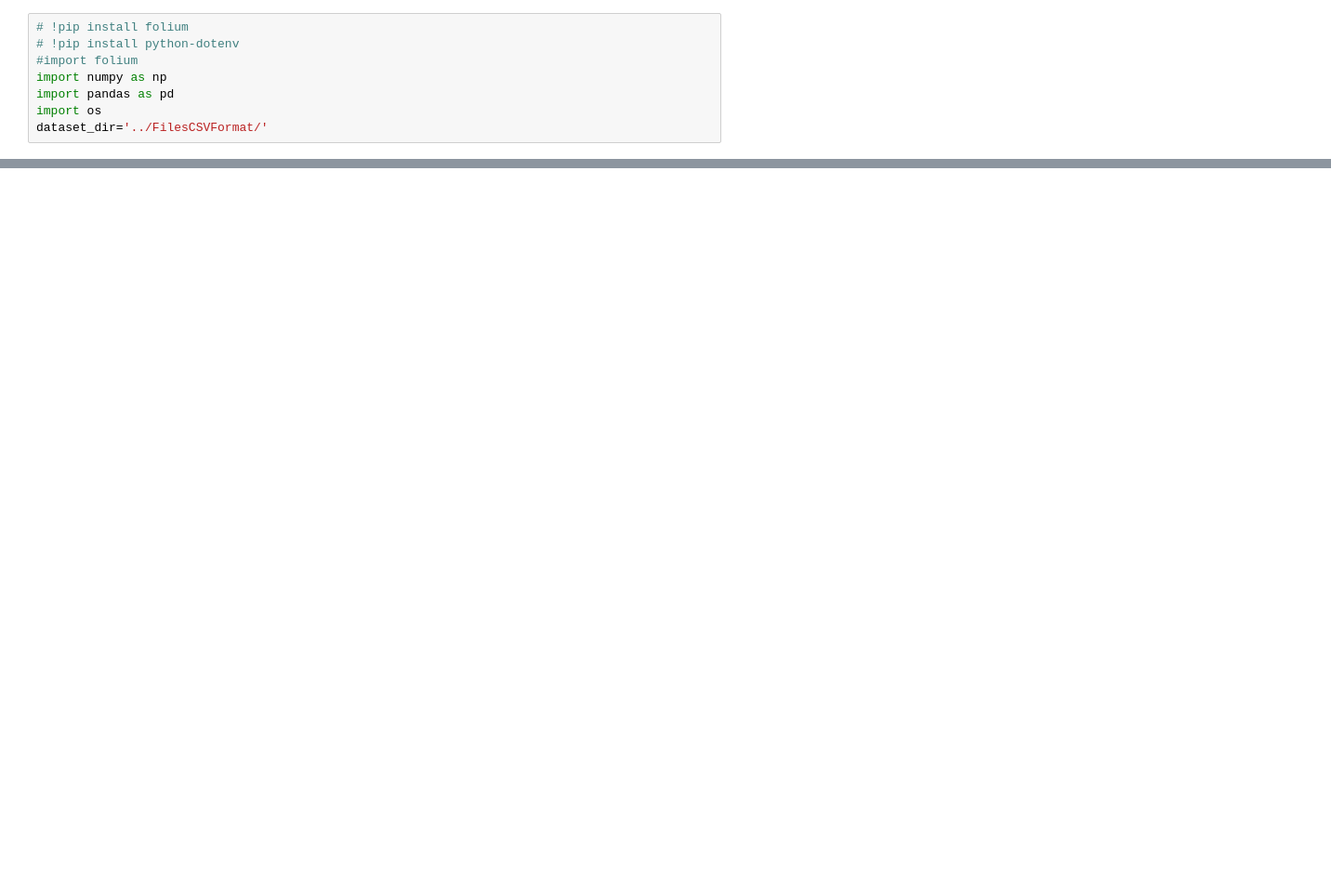
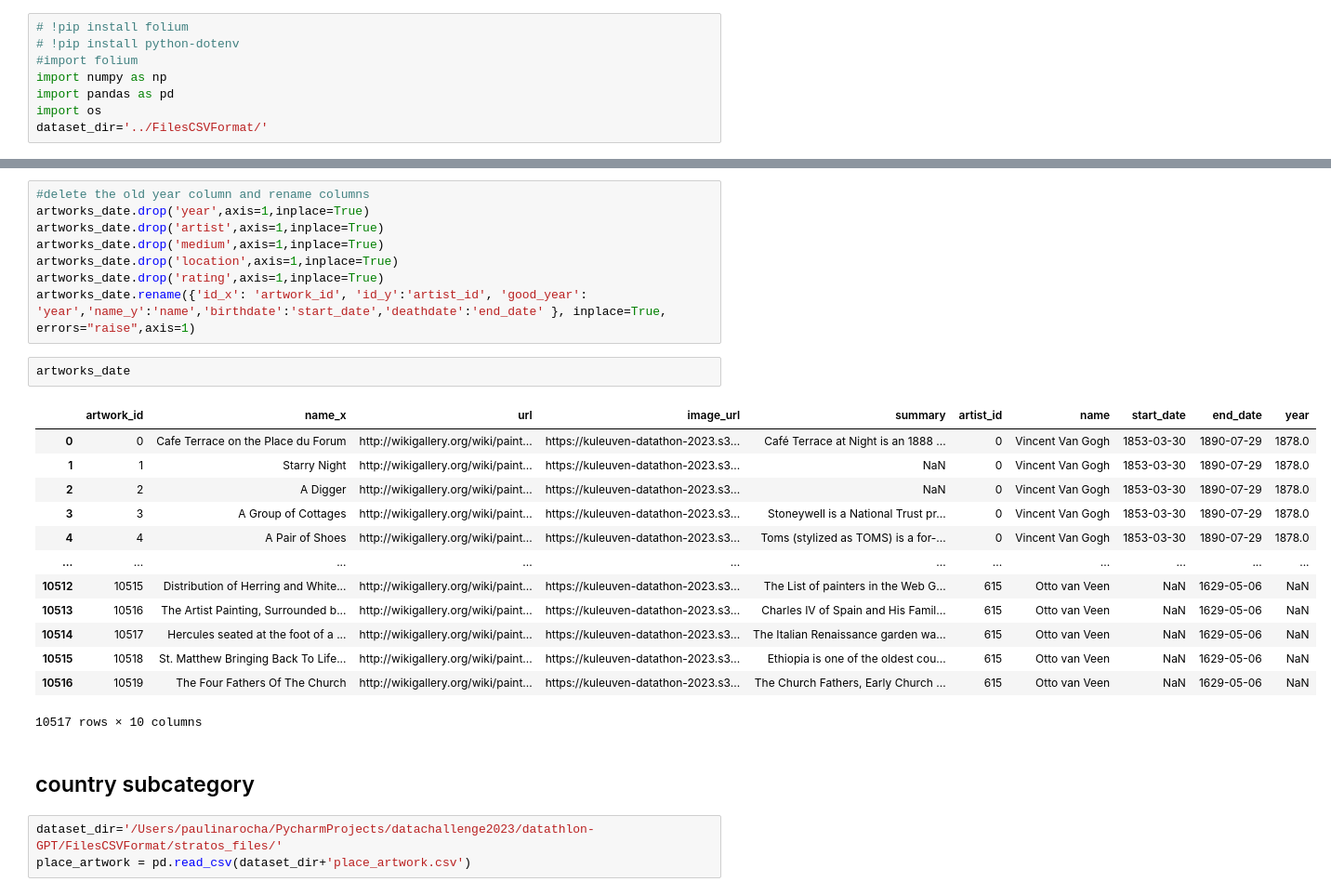
Before and after one commit to KoroNiko/datathlon-GPT, a Jupyter notebook: notebooks/artworks_years.ipynb, the cells around one changed output, grey strips where cells are left out. Shown at 93% size. Drawn from its saved outputs; the diff is of its cells as text; blank space fills up the shorter version.

```diff
--- a/notebooks/artworks_years.ipynb
+++ b/notebooks/artworks_years.ipynb
@@ -69,0 +69,29 @@ artworks_date.rename({'id_x': 'id_artwork', 'id_y':'id_artist', 'good_year': 'ye
+# %%
+#delete the old year column and rename columns
+artworks_date.drop('year',axis=1,inplace=True)
+artworks_date.drop('artist',axis=1,inplace=True)
+artworks_date.drop('medium',axis=1,inplace=True)
+artworks_date.drop('location',axis=1,inplace=True)
+artworks_date.drop('rating',axis=1,inplace=True)
+artworks_date.rename({'id_x': 'artwork_id', 'id_y':'artist_id', 'good_year': 'year','name_y':'name','birthdate':'start_date','deathdate':'end_date' }, inplace=True, errors="raise",axis=1)
+# %%
+artworks_date
+# %% [output]
+|  | artwork_id | name_x | url | image_url | summary | artist_id | name | start_date | end_date | year |
+| 0 | 0 | Cafe Terrace on the Place du Forum | http://wikigallery.org/wiki/paint... | https://kuleuven-datathon-2023.s3... | Café Terrace at Night is an 1888 ... | 0 | Vincent Van Gogh | 1853-03-30 | 1890-07-29 | 1878.0 |
+| 1 | 1 | Starry Night | http://wikigallery.org/wiki/paint... | https://kuleuven-datathon-2023.s3... | NaN | 0 | Vincent Van Gogh | 1853-03-30 | 1890-07-29 | 1878.0 |
+| 2 | 2 | A Digger | http://wikigallery.org/wiki/paint... | https://kuleuven-datathon-2023.s3... | NaN | 0 | Vincent Van Gogh | 1853-03-30 | 1890-07-29 | 1878.0 |
+| 3 | 3 | A Group of Cottages | http://wikigallery.org/wiki/paint... | https://kuleuven-datathon-2023.s3... | Stoneywell is a National Trust pr... | 0 | Vincent Van Gogh | 1853-03-30 | 1890-07-29 | 1878.0 |
+| 4 | 4 | A Pair of Shoes | http://wikigallery.org/wiki/paint... | https://kuleuven-datathon-2023.s3... | Toms (stylized as TOMS) is a for-... | 0 | Vincent Van Gogh | 1853-03-30 | 1890-07-29 | 1878.0 |
+| ... | ... | ... | ... | ... | ... | ... | ... | ... | ... | ... |
+| 10512 | 10515 | Distribution of Herring and White... | http://wikigallery.org/wiki/paint... | https://kuleuven-datathon-2023.s3... | The List of painters in the Web G... | 615 | Otto van Veen | NaN | 1629-05-06 | NaN |
+| 10513 | 10516 | The Artist Painting, Surrounded b... | http://wikigallery.org/wiki/paint... | https://kuleuven-datathon-2023.s3... | Charles IV of Spain and His Famil... | 615 | Otto van Veen | NaN | 1629-05-06 | NaN |
+| 10514 | 10517 | Hercules seated at the foot of a ... | http://wikigallery.org/wiki/paint... | https://kuleuven-datathon-2023.s3... | The Italian Renaissance garden wa... | 615 | Otto van Veen | NaN | 1629-05-06 | NaN |
+| 10515 | 10518 | St. Matthew Bringing Back To Life... | http://wikigallery.org/wiki/paint... | https://kuleuven-datathon-2023.s3... | Ethiopia is one of the oldest cou... | 615 | Otto van Veen | NaN | 1629-05-06 | NaN |
+| 10516 | 10519 | The Four Fathers Of The Church | http://wikigallery.org/wiki/paint... | https://kuleuven-datathon-2023.s3... | The Church Fathers, Early Church ... | 615 | Otto van Veen | NaN | 1629-05-06 | NaN |
+10517 rows × 10 columns
+# %% [markdown]
+## country subcategory
+# %%
+dataset_dir='/Users/paulinarocha/PycharmProjects/datachallenge2023/datathlon-GPT/FilesCSVFormat/stratos_files/'
+place_artwork = pd.read_csv(dataset_dir+'place_artwork.csv')
```
Also changed, not shown: parts of 58 cells of this notebook.
